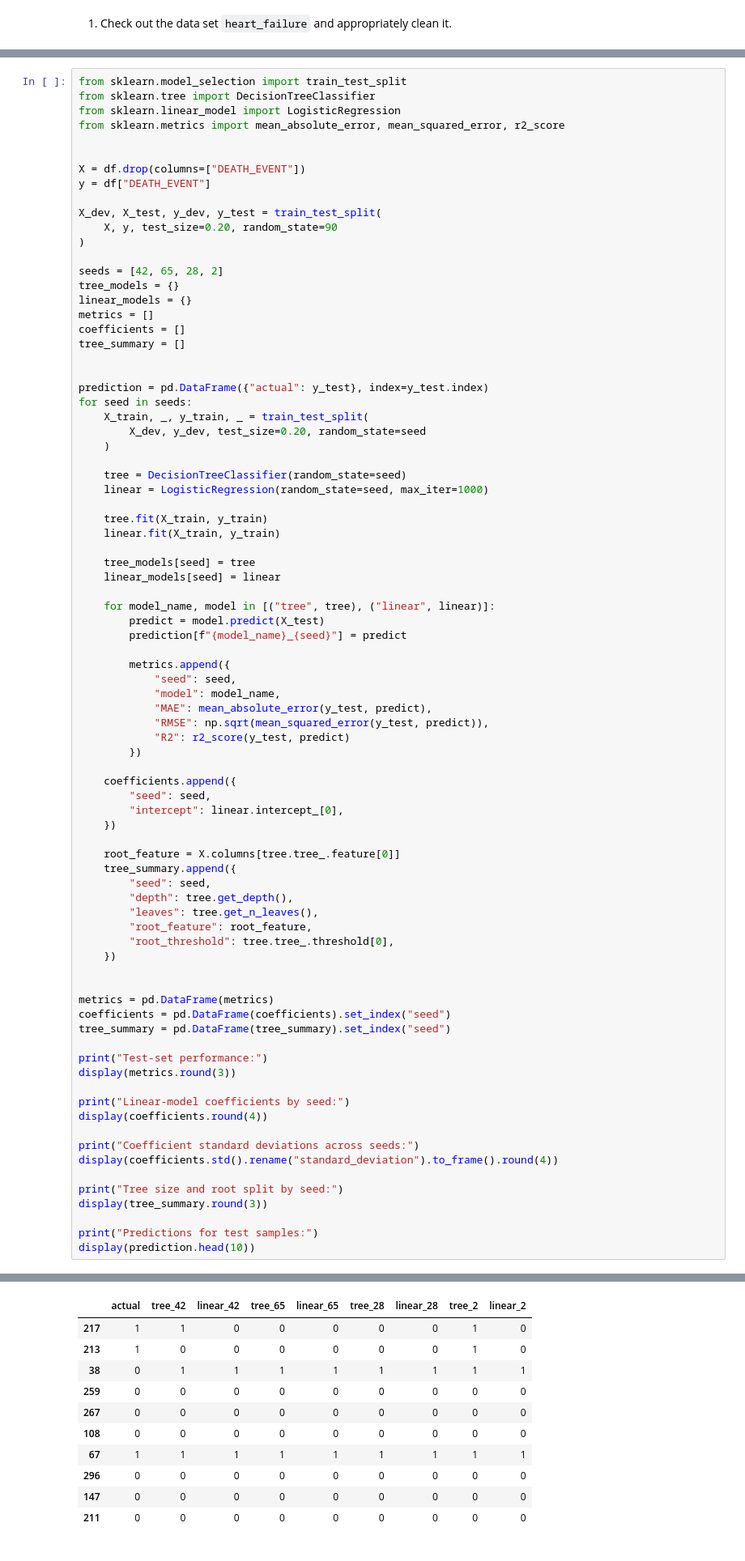
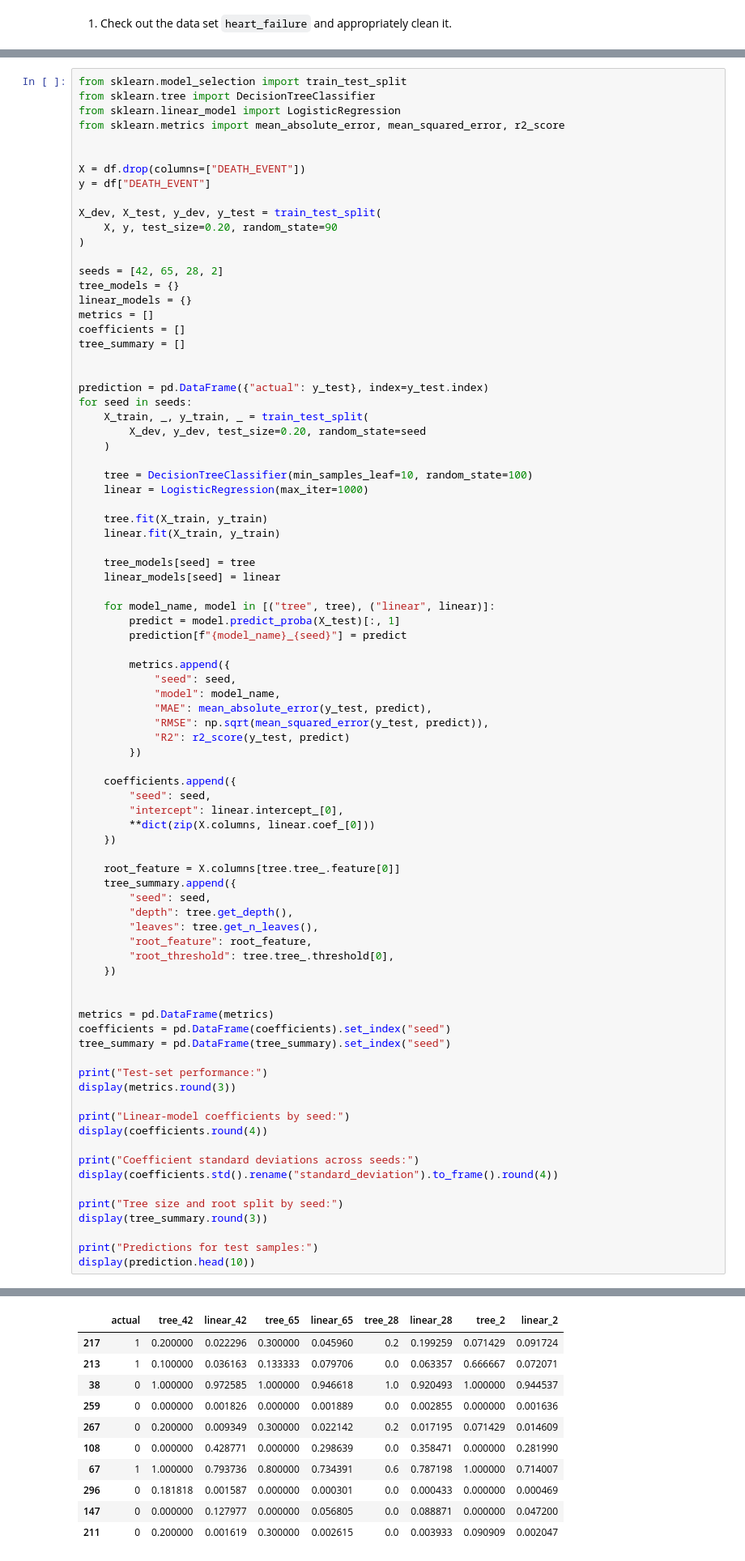
Before and after one commit to lawsonpham/L03-tree-stability, a Jupyter notebook: notebook.ipynb, the cells around one changed output, grey strips where cells are left out. Shown at 81% size. Cells and saved outputs as stored; diff of their text form.

```diff
--- a/notebook.ipynb
+++ b/notebook.ipynb
@@ -120,8 +120,8 @@ for seed in seeds:
         X_dev, y_dev, test_size=0.20, random_state=seed
     )
 
-    tree = DecisionTreeClassifier(random_state=seed)
-    linear = LogisticRegression(random_state=seed, max_iter=1000)
+    tree = DecisionTreeClassifier(min_samples_leaf=10, random_state=100)
+    linear = LogisticRegression(max_iter=1000)
 
     tree.fit(X_train, y_train)
     linear.fit(X_train, y_train)
@@ -130,7 +130,7 @@ for seed in seeds:
     linear_models[seed] = linear
 
     for model_name, model in [("tree", tree), ("linear", linear)]:
-        predict = model.predict(X_test)
+        predict = model.predict_proba(X_test)[:, 1]
         prediction[f"{model_name}_{seed}"] = predict
 
         metrics.append({
@@ -144,6 +144,7 @@ for seed in seeds:
     coefficients.append({
         "seed": seed,
         "intercept": linear.intercept_[0],
+        **dict(zip(X.columns, linear.coef_[0]))
     })
 
     root_feature = X.columns[tree.tree_.feature[0]]
@@ -231,14 +236,14 @@ Predictions for test samples:
 |  | actual | tree_42 | linear_42 | tree_65 | linear_65 | tree_28 | linear_28 | tree_2 | linear_2 |
-| 217 | 1 | 1 | 0 | 0 | 0 | 0 | 0 | 1 | 0 |
-| 213 | 1 | 0 | 0 | 0 | 0 | 0 | 0 | 1 | 0 |
-| 38 | 0 | 1 | 1 | 1 | 1 | 1 | 1 | 1 | 1 |
-| 259 | 0 | 0 | 0 | 0 | 0 | 0 | 0 | 0 | 0 |
-| 267 | 0 | 0 | 0 | 0 | 0 | 0 | 0 | 0 | 0 |
-| 108 | 0 | 0 | 0 | 0 | 0 | 0 | 0 | 0 | 0 |
-| 67 | 1 | 1 | 1 | 1 | 1 | 1 | 1 | 1 | 1 |
-| 296 | 0 | 0 | 0 | 0 | 0 | 0 | 0 | 0 | 0 |
-| 147 | 0 | 0 | 0 | 0 | 0 | 0 | 0 | 0 | 0 |
-| 211 | 0 | 0 | 0 | 0 | 0 | 0 | 0 | 0 | 0 |
+| 217 | 1 | 0.200000 | 0.022296 | 0.300000 | 0.045960 | 0.2 | 0.199259 | 0.071429 | 0.091724 |
+| 213 | 1 | 0.100000 | 0.036163 | 0.133333 | 0.079706 | 0.0 | 0.063357 | 0.666667 | 0.072071 |
+| 38 | 0 | 1.000000 | 0.972585 | 1.000000 | 0.946618 | 1.0 | 0.920493 | 1.000000 | 0.944537 |
+| 259 | 0 | 0.000000 | 0.001826 | 0.000000 | 0.001889 | 0.0 | 0.002855 | 0.000000 | 0.001636 |
+| 267 | 0 | 0.200000 | 0.009349 | 0.300000 | 0.022142 | 0.2 | 0.017195 | 0.071429 | 0.014609 |
+| 108 | 0 | 0.000000 | 0.428771 | 0.000000 | 0.298639 | 0.0 | 0.358471 | 0.000000 | 0.281990 |
+| 67 | 1 | 1.000000 | 0.793736 | 0.800000 | 0.734391 | 0.6 | 0.787198 | 1.000000 | 0.714007 |
+| 296 | 0 | 0.181818 | 0.001587 | 0.000000 | 0.000301 | 0.0 | 0.000433 | 0.000000 | 0.000469 |
+| 147 | 0 | 0.000000 | 0.127977 | 0.000000 | 0.056805 | 0.0 | 0.088871 | 0.000000 | 0.047200 |
+| 211 | 0 | 0.200000 | 0.001619 | 0.300000 | 0.002615 | 0.0 | 0.003933 | 0.090909 | 0.002047 |
 # %% [markdown]
 
 4. Typically, you would see the trees changing what appears to be a non-trivial amount, while the linear model coefficients don't vary nearly as much. Often, the changes appear substantial.
```
Also changed, not shown: parts of 4 cells of this notebook.
